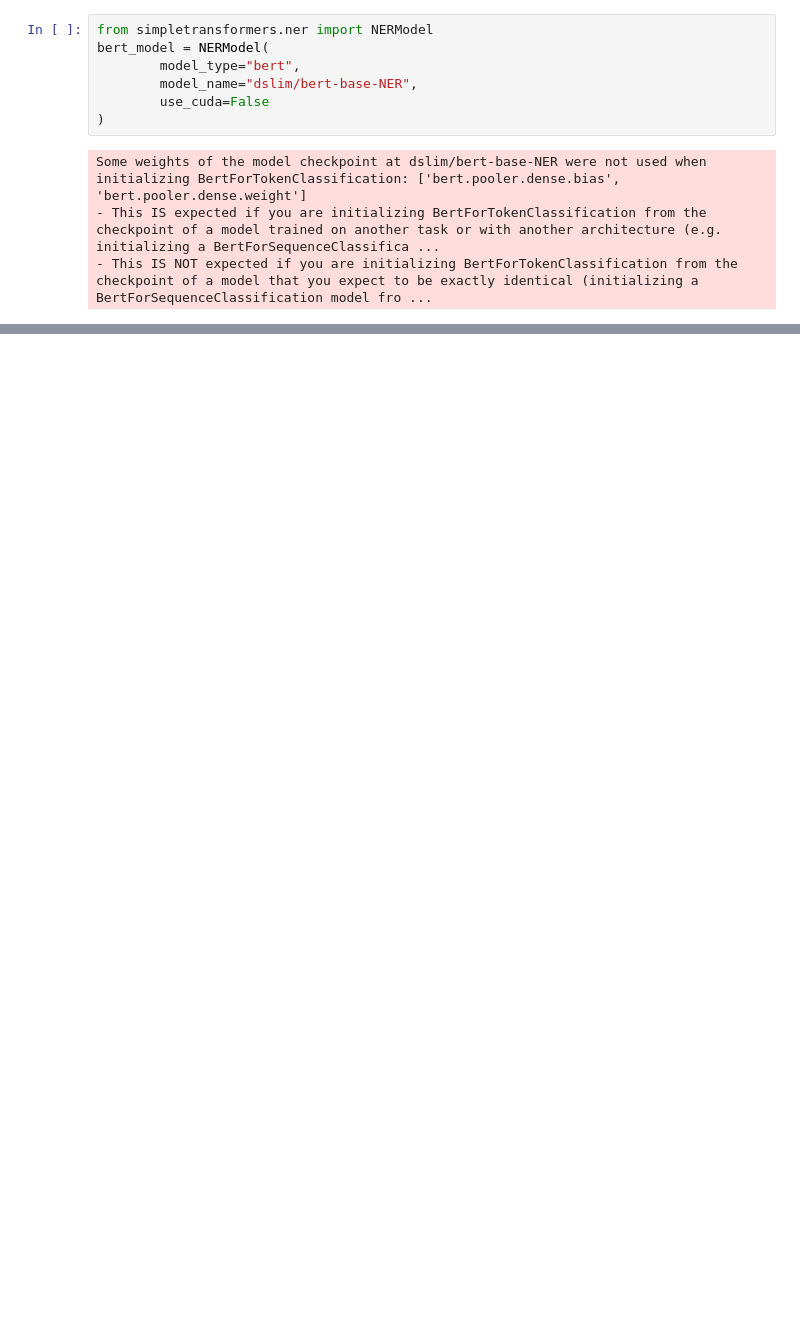
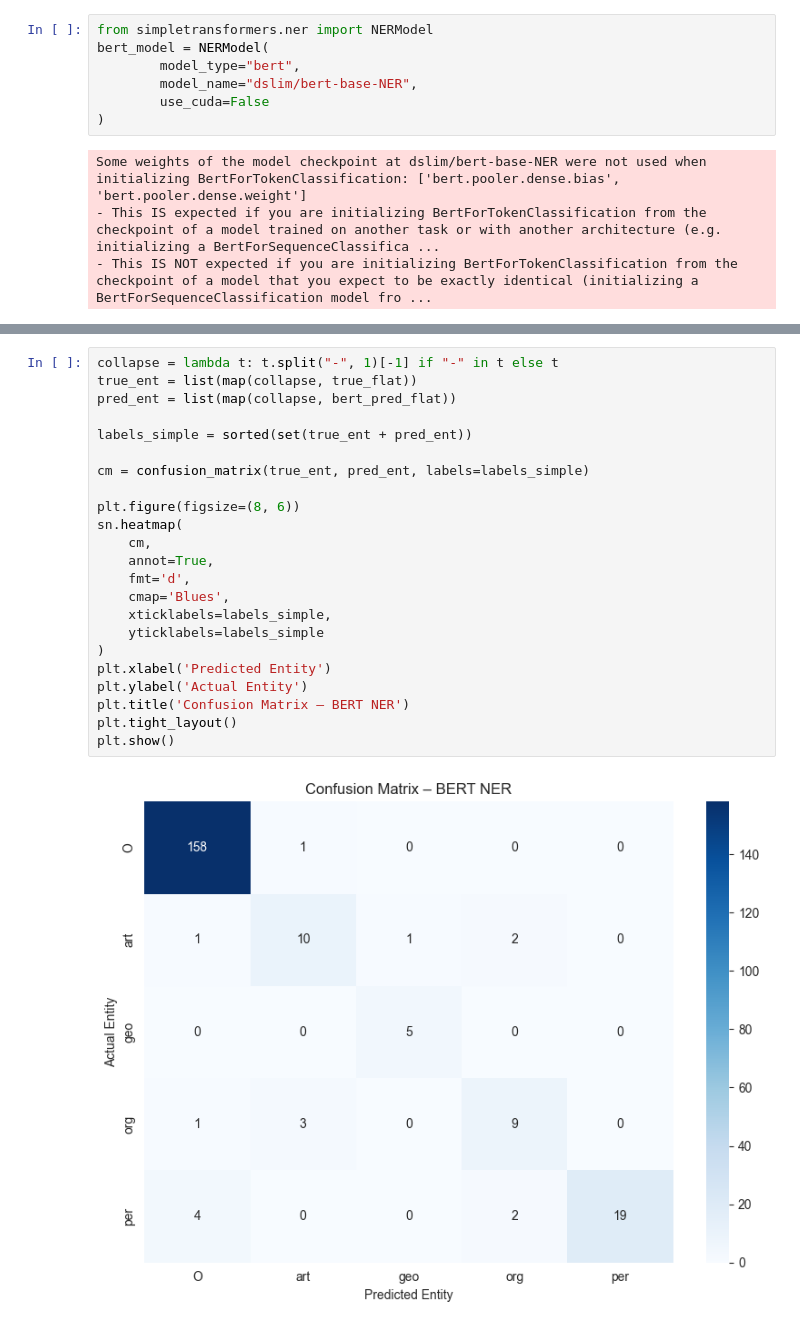
Before and after one commit to watjurk/vrije-project-TM, a Jupyter notebook: src/Bohdan_NERC.ipynb, the cells around one changed output, grey strips where cells are left out. Drawn from its saved outputs; the diff is of its cells as text; blank space fills up the shorter version.

```diff
--- a/src/Bohdan_NERC.ipynb
+++ b/src/Bohdan_NERC.ipynb
@@ -386,0 +473,25 @@ weighted avg      0.087     0.088     0.087        57
+# %%
+collapse = lambda t: t.split("-", 1)[-1] if "-" in t else t
+true_ent = list(map(collapse, true_flat))
+pred_ent = list(map(collapse, bert_pred_flat))
+
+labels_simple = sorted(set(true_ent + pred_ent))
+
+cm = confusion_matrix(true_ent, pred_ent, labels=labels_simple)
+
+plt.figure(figsize=(8, 6))
+sn.heatmap(
+    cm,
+    annot=True,
+    fmt='d',
+    cmap='Blues',
+    xticklabels=labels_simple,
+    yticklabels=labels_simple
+)
+plt.xlabel('Predicted Entity')
+plt.ylabel('Actual Entity')
+plt.title('Confusion Matrix – BERT NER')
+plt.tight_layout()
+plt.show()
+# %% [output]
+[figure, added]
```
Also changed, not shown: parts of 44 cells of this notebook, 1 other file.
